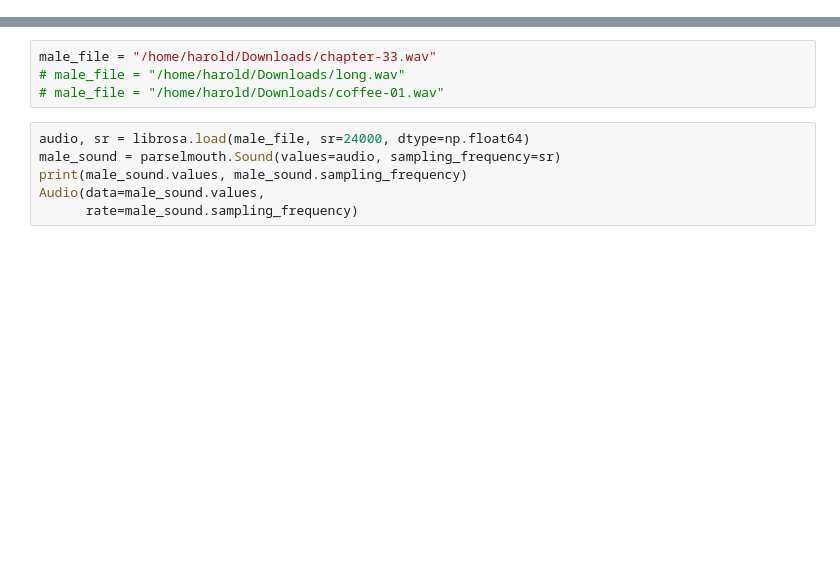
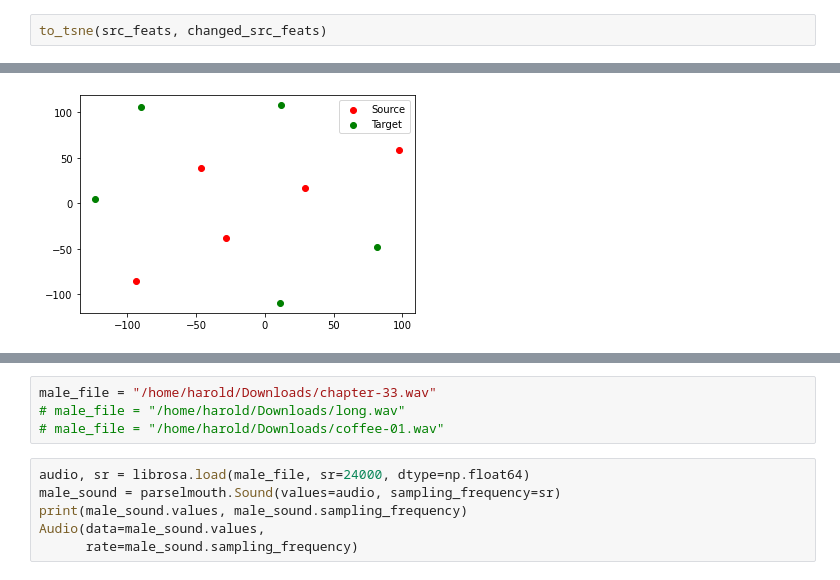
Before and after one commit to pensieves/sonorus, a Jupyter notebook: examples/parselmouth-test.ipynb, the cells around one changed output, grey strips where cells are left out. Cells and saved outputs as stored; diff of their text form; blank space fills up the shorter version.

```diff
--- a/examples/parselmouth-test.ipynb
+++ b/examples/parselmouth-test.ipynb
@@ -89,0 +200,3 @@ plt.scatter(audio[male_idx, 0], audio[male_idx, 1], c="g")
+# %%
+to_tsne(src_feats, changed_src_feats)
+# %% [output]
@@ -89,0 +204 @@ plt.scatter(audio[male_idx, 0], audio[male_idx, 1], c="g")
+[figure, added]
```
Also changed, not shown: parts of 15 cells of this notebook, 3 other files.
